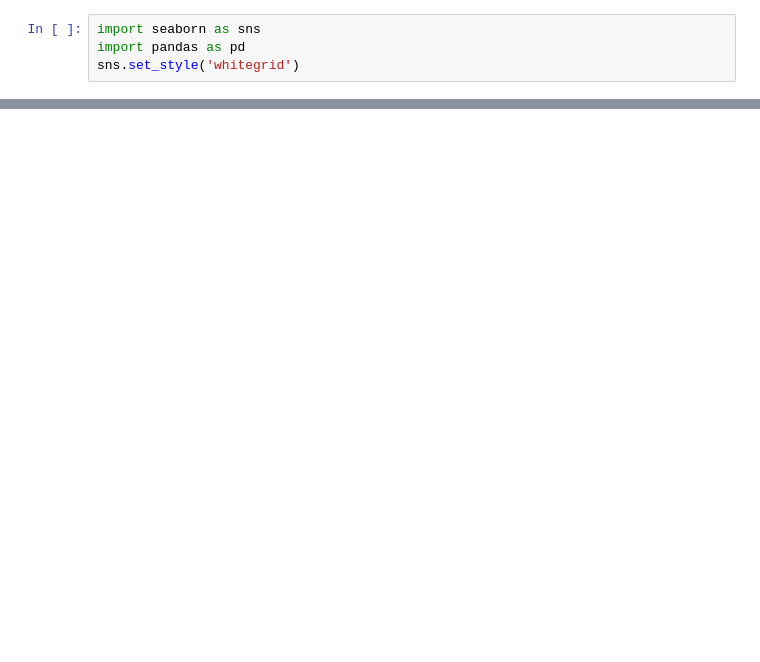
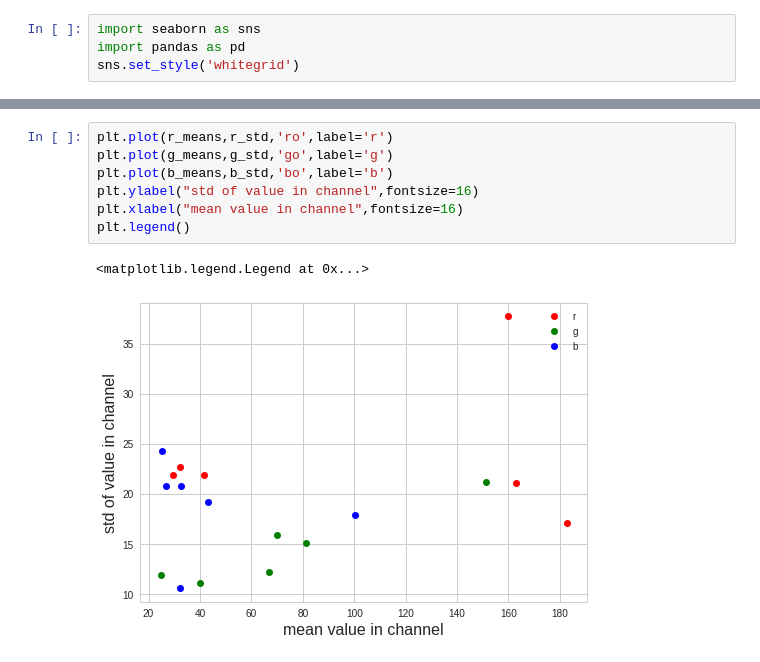
Before and after one commit to lysukhin/urinalysis, a Jupyter notebook: scripts/notebooks/color_exp_2.ipynb, the cells around one changed output, grey strips where cells are left out. Drawn from its saved outputs; the diff is of its cells as text; blank space fills up the shorter version.

```diff
--- a/scripts/notebooks/color_exp_2.ipynb
+++ b/scripts/notebooks/color_exp_2.ipynb
@@ -221,0 +250,10 @@ for i,color in enumerate(color_dataframes):
+# %%
+plt.plot(r_means,r_std,'ro',label='r')
+plt.plot(g_means,g_std,'go',label='g')
+plt.plot(b_means,b_std,'bo',label='b')
+plt.ylabel("std of value in channel",fontsize=16)
+plt.xlabel("mean value in channel",fontsize=16)
+plt.legend()
+# %% [output]
+<matplotlib.legend.Legend at 0x...>
+[figure, added]
```
Also changed, not shown: parts of 15 cells of this notebook, 25 other files.
